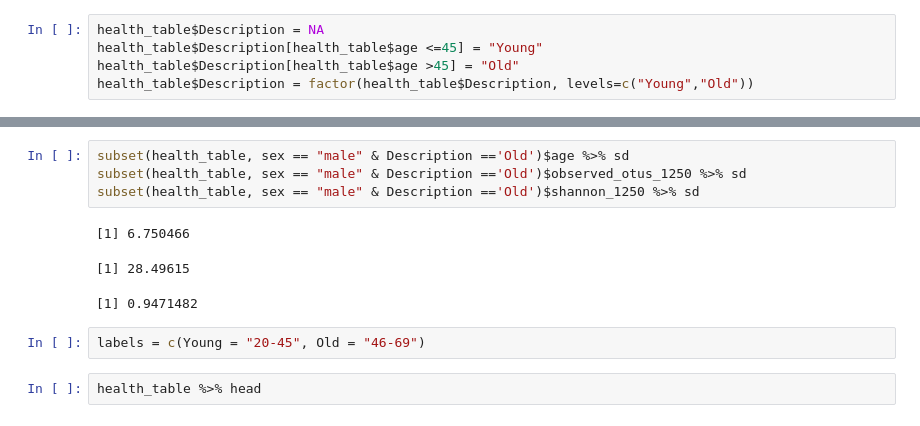
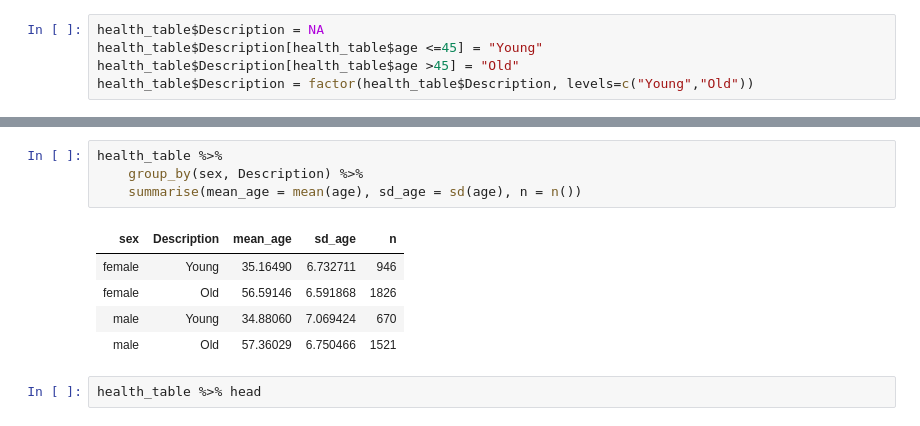
Before and after one commit to jacodela/microbio_aDiv, a Jupyter notebook: China_Analyses/China_data.ipynb, the cells around one changed output, grey strips where cells are left out. Drawn from its saved outputs; the diff is of its cells as text.

```diff
--- a/China_Analyses/China_data.ipynb
+++ b/China_Analyses/China_data.ipynb
@@ -99,13 +49,13 @@ subset(health_table, sex == "male" & Description =='Old') %>% summary
-# %%
-subset(health_table, sex == "male" & Description =='Old')$age %>% sd
-subset(health_table, sex == "male" & Description =='Old')$observed_otus_1250 %>% sd
-subset(health_table, sex == "male" & Description =='Old')$shannon_1250 %>% sd
-# %% [output]
-[1] 6.750466
-[1] 28.49615
-[1] 0.9471482
-# %%
-labels = c(Young = "20-45", Old = "46-69")
+# %%
+health_table %>%
+    group_by(sex, Description) %>%
+    summarise(mean_age = mean(age), sd_age = sd(age), n = n())
+# %% [output]
+| sex | Description | mean_age | sd_age | n |
+| female | Young | 35.16490 | 6.732711 | 946 |
+| female | Old | 56.59146 | 6.591868 | 1826 |
+| male | Young | 34.88060 | 7.069424 | 670 |
+| male | Old | 57.36029 | 6.750466 | 1521 |
 # %%
 health_table %>% head
 # %% [output]
```
Also changed, not shown: parts of 36 cells of this notebook, 2 other files.
